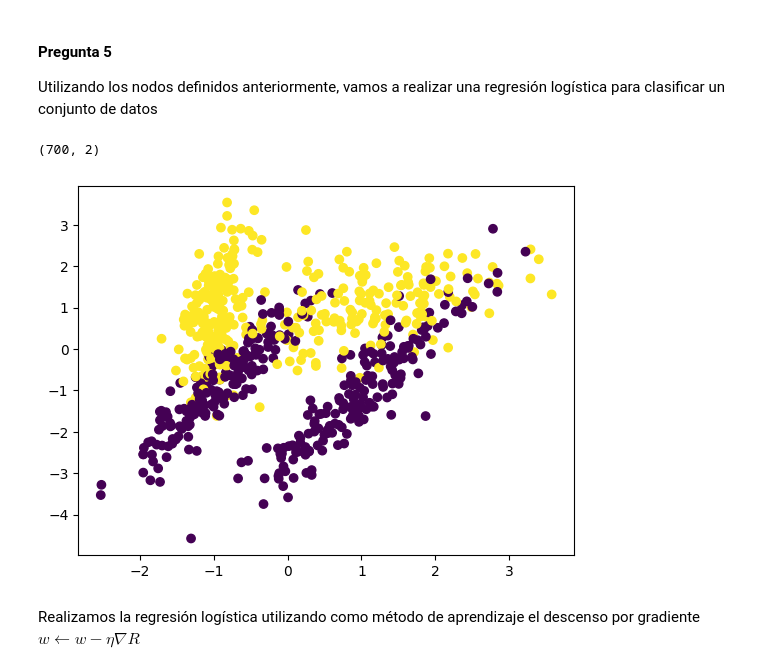
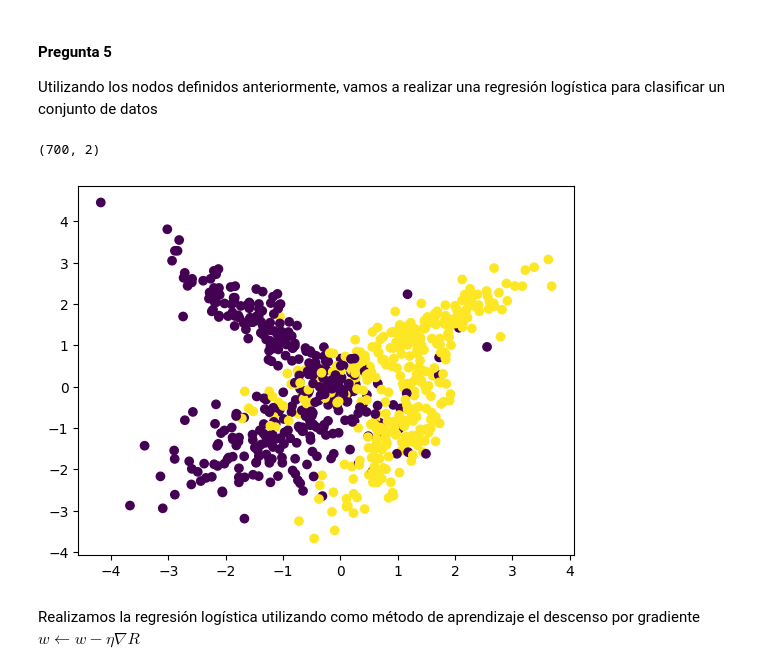
Before and after one commit to israncho/nn_ai, a Jupyter notebook: src/Practica1.ipynb, the cells around one changed output. Saved outputs shown, nothing was run; the diff lists cells and outputs as text; code cells hidden in the pictures.

```diff
--- a/src/Practica1.ipynb
+++ b/src/Practica1.ipynb
@@ -100,22 +100,23 @@ Utilizando los nodos definidos anteriormente, vamos a realizar una regresión lo
 # %%
 # Generamos los datos
 x, y = make_classification(
     n_samples=1000,
     n_features=2,
     n_informative=2,
-    n_redundant=0
+    n_redundant=0,
+    random_state=10
 )
 
 # Separamos los datos en entrenamiento y evalucación 70-30
 x_train, x_eval, y_train, y_eval = train_test_split(x, y, test_size=0.3)
 print(x_train.shape)
 
 # Graficamos
 plt.scatter(x_train[:,0], x_train[:,1], c=y_train)
 plt.show()
 # %% [output]
 (700, 2)
-[figure, old version]
+[figure, new version]
 # %% [markdown]
 Realizamos la regresión logística utilizando como método de aprendizaje el descenso por gradiente $ w \leftarrow w - \eta \nabla R$
 # %%
```
Also changed, not shown: parts of 16 cells of this notebook.
